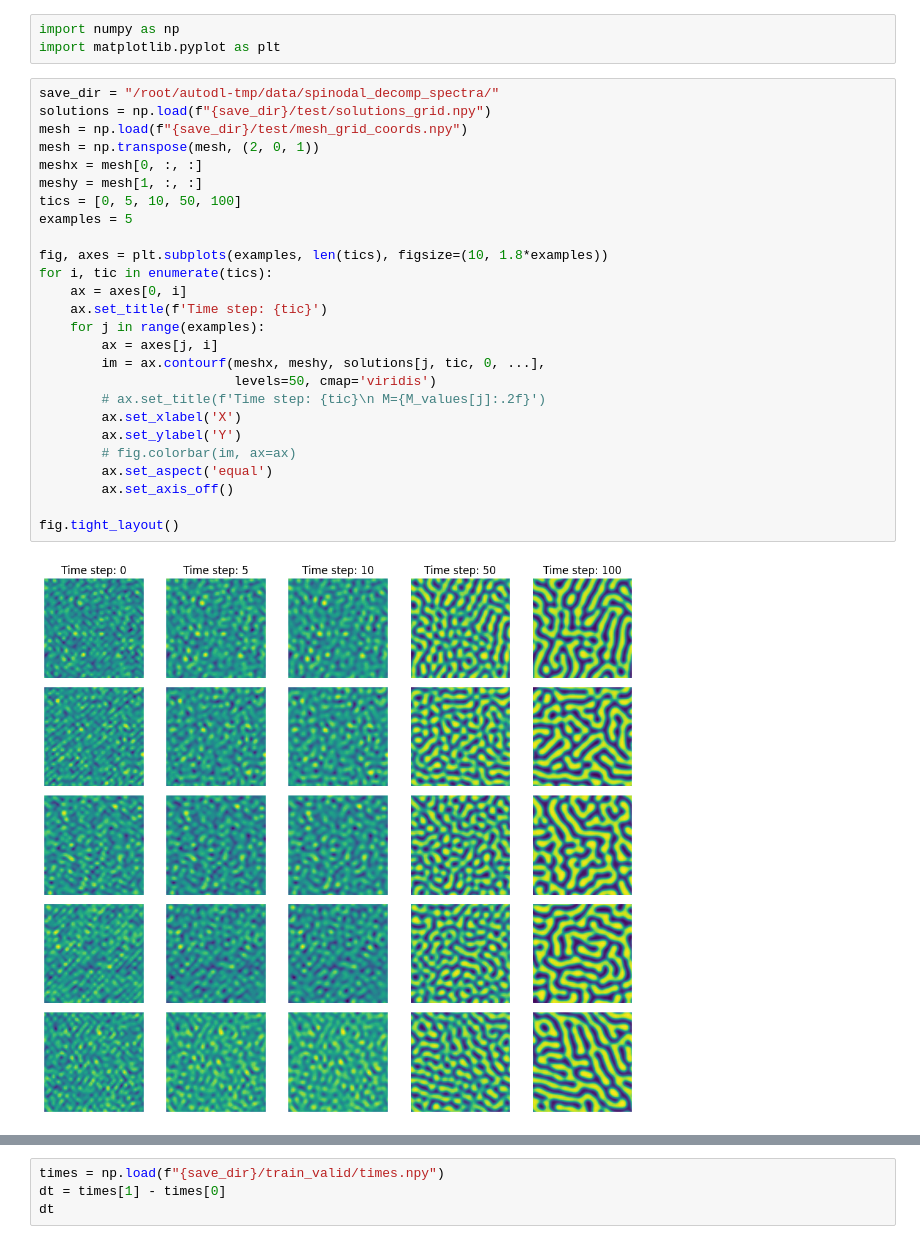
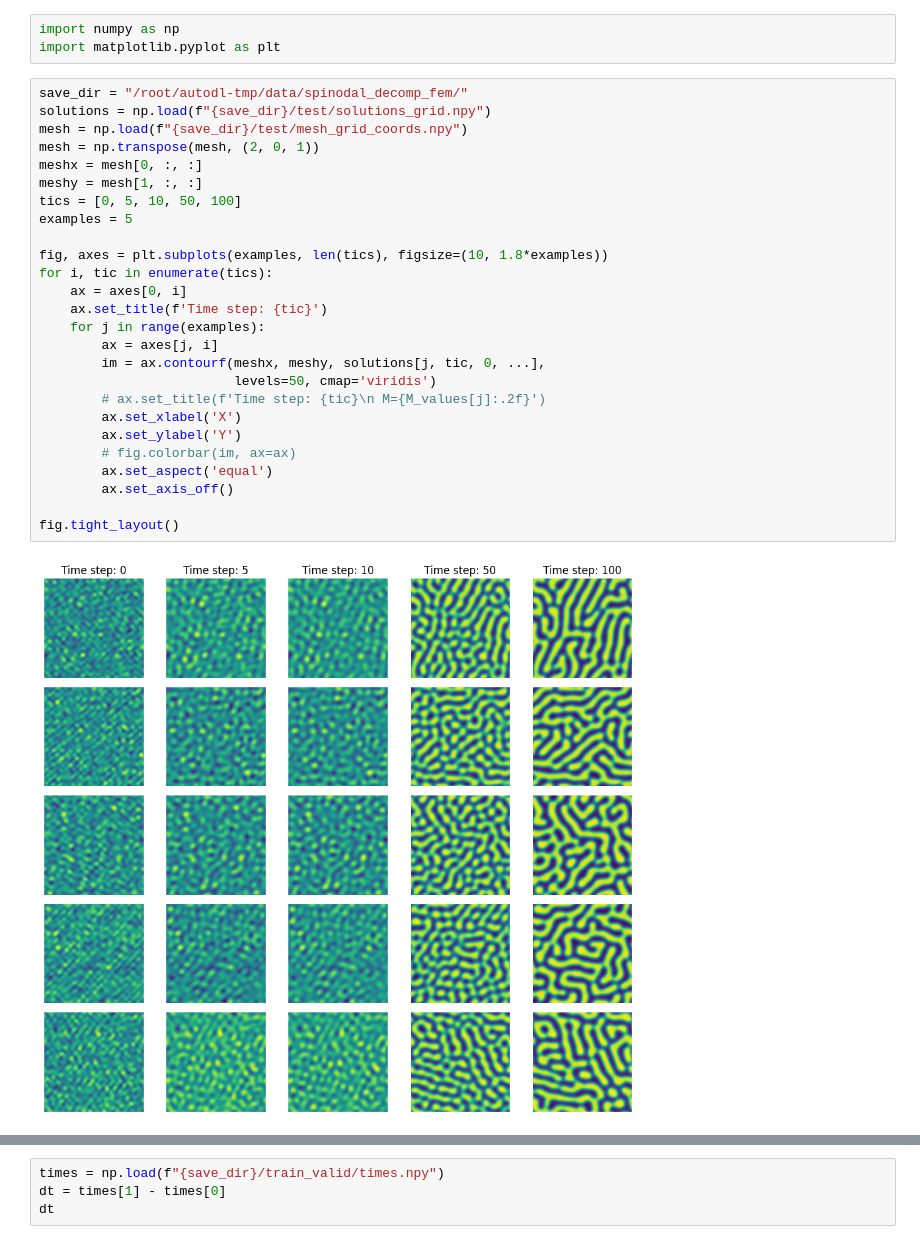
Before and after one commit to NanxiiChen/PF-PINO, a Jupyter notebook: spinodal_decomp/make_dataset.ipynb, the cells around one changed output, grey strips where cells are left out. Drawn from its saved outputs; the diff is of its cells as text.

```diff
--- a/spinodal_decomp/make_dataset.ipynb
+++ b/spinodal_decomp/make_dataset.ipynb
@@ -2,33 +2,33 @@
 import numpy as np
 import matplotlib.pyplot as plt
 # %%
-save_dir = "/root/autodl-tmp/data/spinodal_decomp_spectra/"
+save_dir = "/root/autodl-tmp/data/spinodal_decomp_fem/"
 solutions = np.load(f"{save_dir}/test/solutions_grid.npy")
 mesh = np.load(f"{save_dir}/test/mesh_grid_coords.npy")
 mesh = np.transpose(mesh, (2, 0, 1))
 meshx = mesh[0, :, :]
 meshy = mesh[1, :, :]
 tics = [0, 5, 10, 50, 100]
 examples = 5
 
 fig, axes = plt.subplots(examples, len(tics), figsize=(10, 1.8*examples))
 for i, tic in enumerate(tics):
     ax = axes[0, i]
     ax.set_title(f'Time step: {tic}')
     for j in range(examples):
         ax = axes[j, i]
         im = ax.contourf(meshx, meshy, solutions[j, tic, 0, ...],
                          levels=50, cmap='viridis')
         # ax.set_title(f'Time step: {tic}\n M={M_values[j]:.2f}')
         ax.set_xlabel('X')
         ax.set_ylabel('Y')
         # fig.colorbar(im, ax=ax)
         ax.set_aspect('equal')
         ax.set_axis_off()
 
 fig.tight_layout()
 # %% [output]
-[figure, old version]
+[figure, new version]
 # %%
 from configs.train_debug import Configs
 configs = Configs()
```
Also changed, not shown: parts of 10 cells of this notebook, 5 other files.
